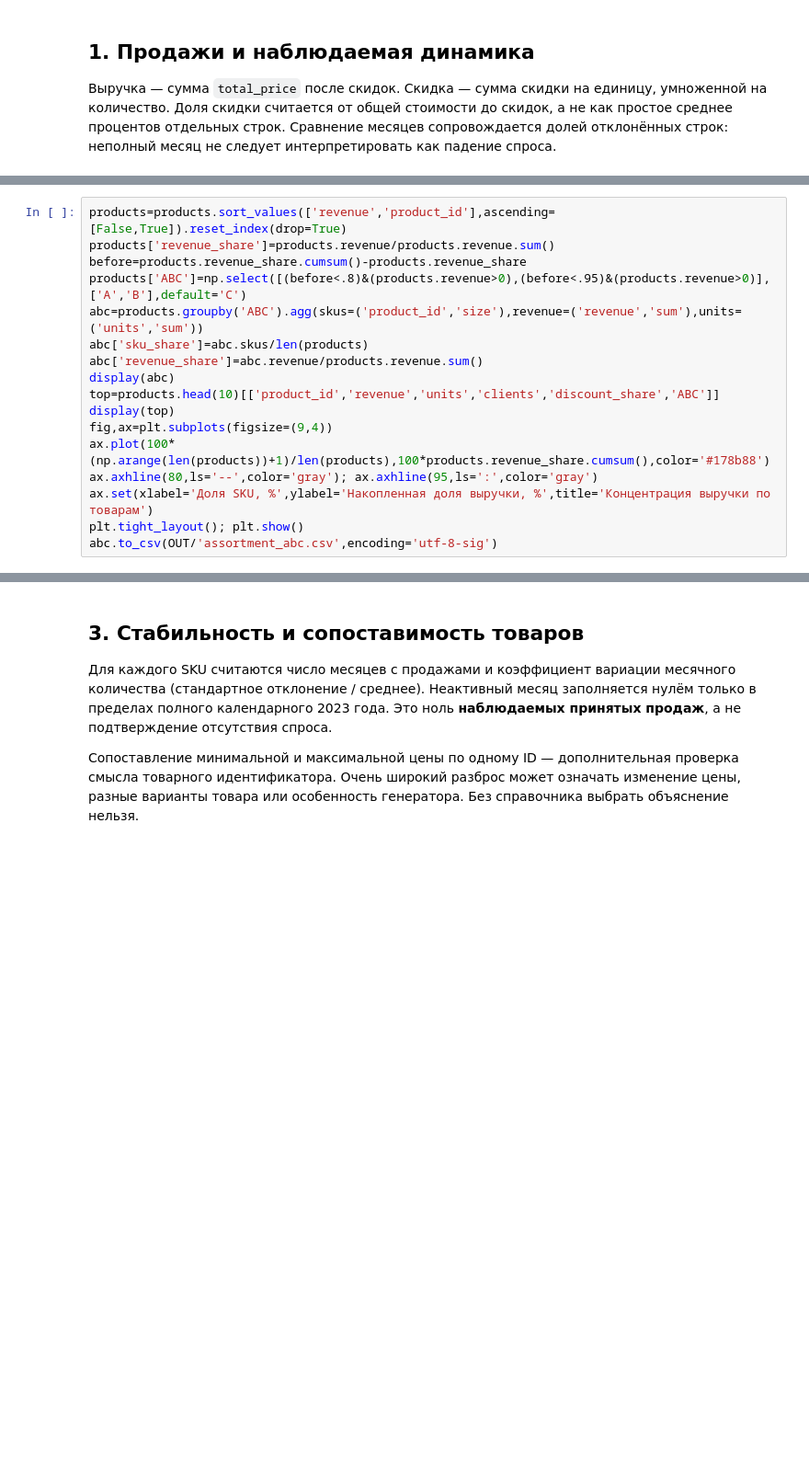
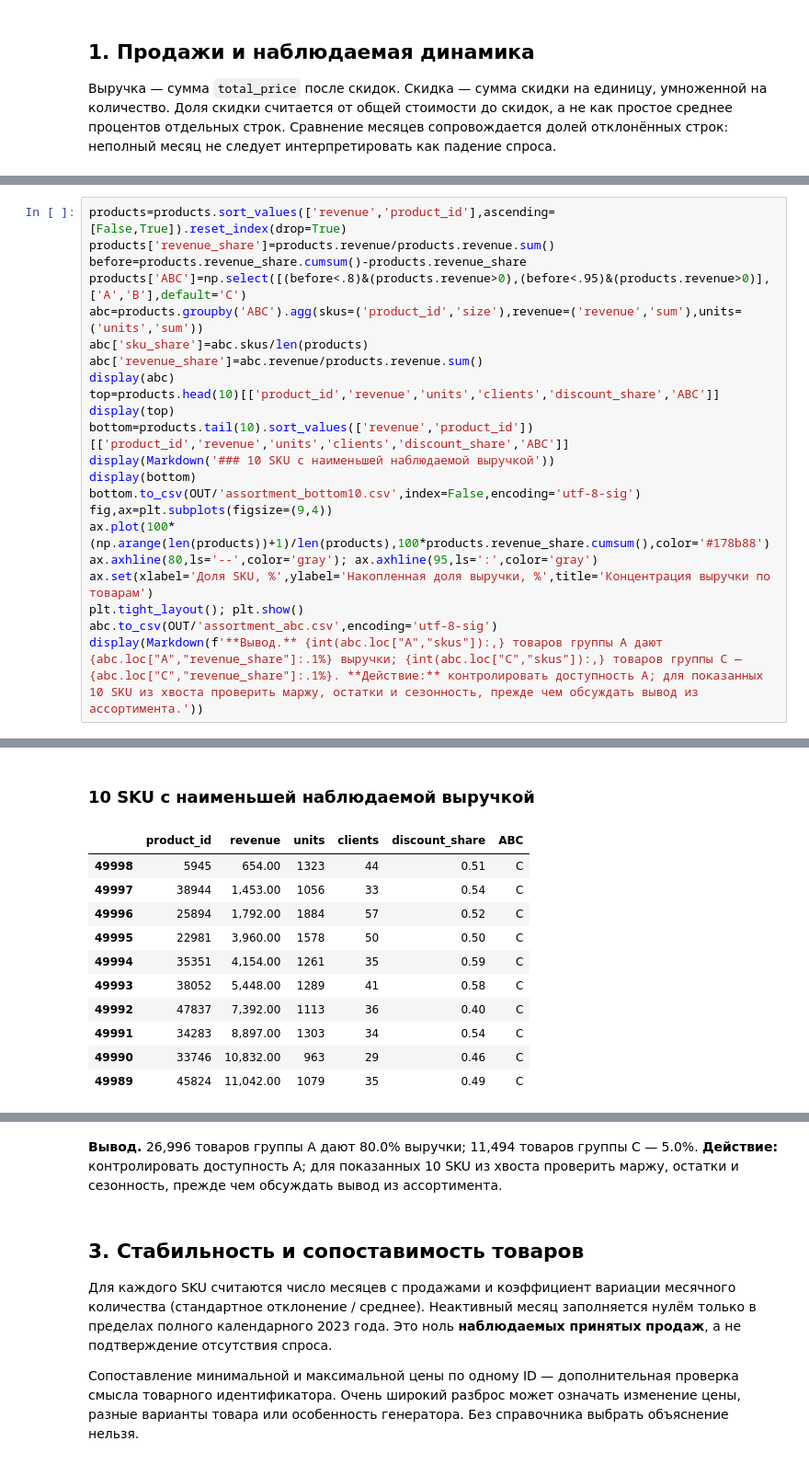
Before and after one commit to GilachOne/simulative-diploma, a Jupyter notebook: reports/01_assortment.ipynb, the cells around one changed output, grey strips where cells are left out. Shown at 92% size. Cells and saved outputs as stored; diff of their text form; blank space fills up the shorter version.

```diff
--- a/reports/01_assortment.ipynb
+++ b/reports/01_assortment.ipynb
@@ -84,34 +88,52 @@ before=products.revenue_share.cumsum()-products.revenue_share
 products['ABC']=np.select([(before<.8)&(products.revenue>0),(before<.95)&(products.revenue>0)],['A','B'],default='C')
 abc=products.groupby('ABC').agg(skus=('product_id','size'),revenue=('revenue','sum'),units=('units','sum'))
 abc['sku_share']=abc.skus/len(products)
 abc['revenue_share']=abc.revenue/products.revenue.sum()
 display(abc)
 top=products.head(10)[['product_id','revenue','units','clients','discount_share','ABC']]
 display(top)
+bottom=products.tail(10).sort_values(['revenue','product_id'])[['product_id','revenue','units','clients','discount_share','ABC']]
+display(Markdown('### 10 SKU с наименьшей наблюдаемой выручкой'))
+display(bottom)
+bottom.to_csv(OUT/'assortment_bottom10.csv',index=False,encoding='utf-8-sig')
 fig,ax=plt.subplots(figsize=(9,4))
 ax.plot(100*(np.arange(len(products))+1)/len(products),100*products.revenue_share.cumsum(),color='#178b88')
 ax.axhline(80,ls='--',color='gray'); ax.axhline(95,ls=':',color='gray')
 ax.set(xlabel='Доля SKU, %',ylabel='Накопленная доля выручки, %',title='Концентрация выручки по товарам')
 plt.tight_layout(); plt.show()
 abc.to_csv(OUT/'assortment_abc.csv',encoding='utf-8-sig')
+display(Markdown(f'**Вывод.** {int(abc.loc["A","skus"]):,} товаров группы A дают {abc.loc["A","revenue_share"]:.1%} выручки; {int(abc.loc["C","skus"]):,} товаров группы C — {abc.loc["C","revenue_share"]:.1%}. **Действие:** контролировать доступность A; для показанных 10 SKU из хвоста проверить маржу, остатки и сезонность, прежде чем обсуждать вывод из ассортимента.'))
 # %% [output]
 |  | skus | revenue | units | sku_share | revenue_share |
 | ABC |  |  |  |  |  |
 | A | 26996 | 1,339,724,054,018.00 | 37512502 | 0.54 | 0.80 |
 | B | 11509 | 251,187,213,750.00 | 14878401 | 0.23 | 0.15 |
 | C | 11494 | 83,726,925,512.00 | 14882203 | 0.23 | 0.05 |
 |  | product_id | revenue | units | clients | discount_share | ABC |
 | 0 | 37181 | 126,506,926.00 | 2348 | 60 | 0.46 | A |
 | 1 | 30239 | 122,577,085.00 | 2121 | 48 | 0.41 | A |
 | 2 | 22406 | 122,007,891.00 | 2119 | 51 | 0.41 | A |
 | 3 | 10292 | 121,115,031.00 | 2202 | 61 | 0.45 | A |
 | 4 | 45018 | 118,322,228.00 | 2235 | 58 | 0.45 | A |
 | 5 | 24299 | 117,852,522.00 | 2074 | 59 | 0.42 | A |
 | 6 | 11714 | 113,646,456.00 | 1963 | 54 | 0.41 | A |
 | 7 | 40657 | 113,584,037.00 | 2108 | 53 | 0.46 | A |
 | 8 | 696 | 112,019,601.00 | 2425 | 62 | 0.46 | A |
 | 9 | 182 | 110,779,224.00 | 2413 | 56 | 0.51 | A |
+### 10 SKU с наименьшей наблюдаемой выручкой
+|  | product_id | revenue | units | clients | discount_share | ABC |
+| 49998 | 5945 | 654.00 | 1323 | 44 | 0.51 | C |
+| 49997 | 38944 | 1,453.00 | 1056 | 33 | 0.54 | C |
+| 49996 | 25894 | 1,792.00 | 1884 | 57 | 0.52 | C |
+| 49995 | 22981 | 3,960.00 | 1578 | 50 | 0.50 | C |
+| 49994 | 35351 | 4,154.00 | 1261 | 35 | 0.59 | C |
+| 49993 | 38052 | 5,448.00 | 1289 | 41 | 0.58 | C |
+| 49992 | 47837 | 7,392.00 | 1113 | 36 | 0.40 | C |
+| 49991 | 34283 | 8,897.00 | 1303 | 34 | 0.54 | C |
+| 49990 | 33746 | 10,832.00 | 963 | 29 | 0.46 | C |
+| 49989 | 45824 | 11,042.00 | 1079 | 35 | 0.49 | C |
 [figure]
+**Вывод.** 26,996 товаров группы A дают 80.0% выручки; 11,494 товаров группы C — 5.0%. **Действие:** контролировать доступность A; для показанных 10 SKU из хвоста проверить маржу, остатки и сезонность, прежде чем обсуждать вывод из ассортимента.
 # %% [markdown]
 ## 3. Стабильность и сопоставимость товаров
 Для каждого SKU считаются число месяцев с продажами и коэффициент вариации месячного количества (стандартное отклонение / среднее). Неактивный месяц заполняется нулём только в пределах полного календарного 2023 года. Это ноль **наблюдаемых принятых продаж**, а не подтверждение отсутствия спроса.
```
Also changed, not shown: parts of 2 cells of this notebook, 22 other files.
